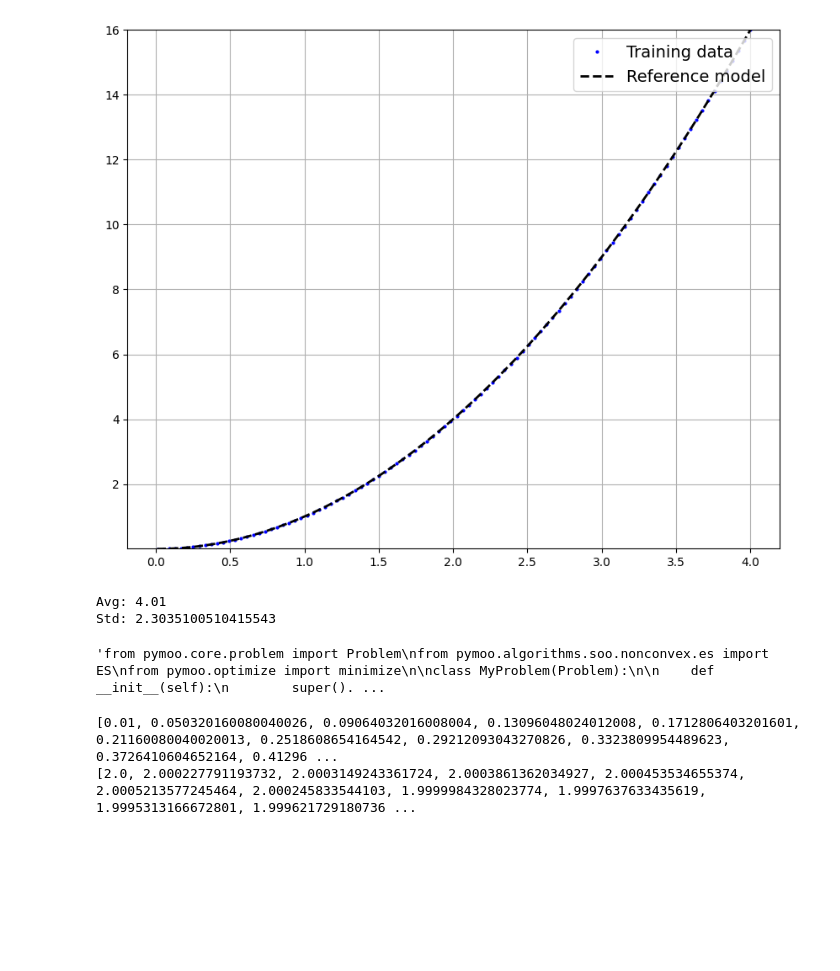
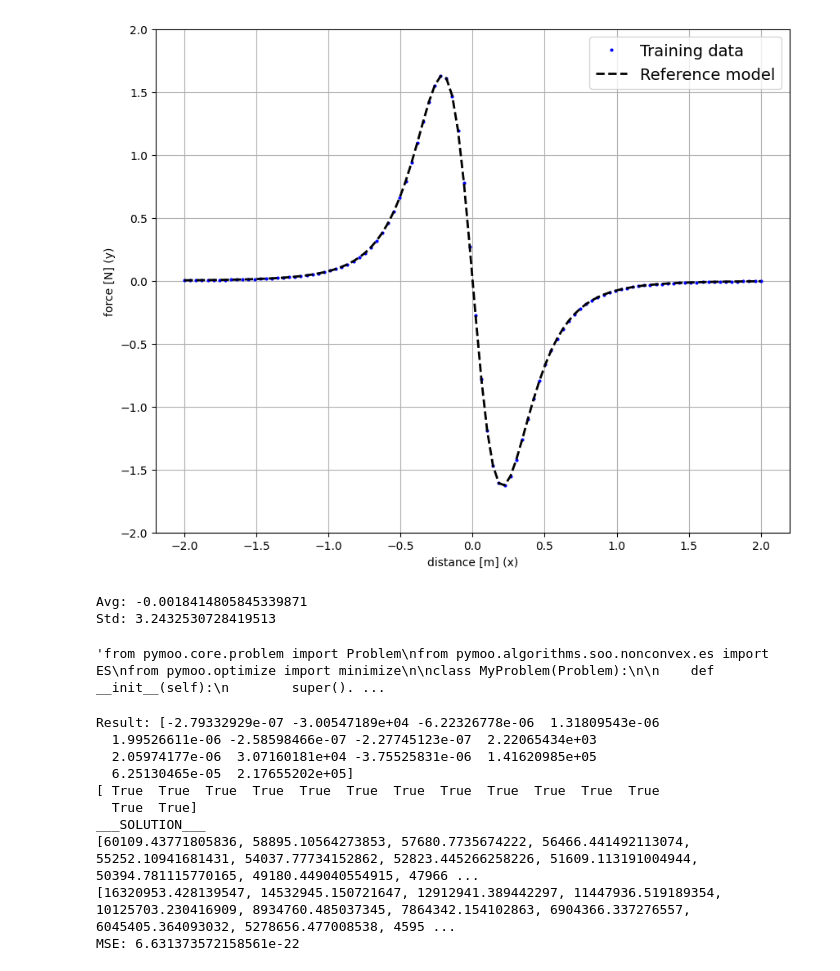
Before and after one commit to AgostinoRizzo/genpro, a Jupyter notebook: tree-search.ipynb, the cells around one changed output. Cells and saved outputs as stored; diff of their text form; code cells hidden in the pictures; blank space fills up the shorter version.

```diff
--- a/tree-search.ipynb
+++ b/tree-search.ipynb
@@ -3,17 +3,17 @@ import dataset
 import matplotlib.pyplot as plt
 import tree_search
 # %%
-S = dataset.PolyDataset()
+S = dataset.MagmanDatasetScaled()
 S.sample(size=100, noise=0.0, mesh=True)
 S.plot()
 # %% [output]
-[figure, old version]
+[figure, new version]
 # %%
 avg, std = tree_search.compute_smoothness(S)
 print(f"Avg: {avg}\nStd: {std}")
 # %% [output]
-Avg: 4.01
-Std: 2.3035100510415543
+Avg: -0.0018414805845339871
+Std: 3.2432530728419513
 # %%
 """from pymoo.core.problem import Problem
 from pymoo.algorithms.soo.nonconvex.es import ES
@@ -49,13 +49,37 @@ res = minimize(MyProblem(),
 print("Best solution found: \nX = %s\nF = %s" % (res.X, res.F))"""
 # %% [output]
 'from pymoo.core.problem import Problem\nfrom pymoo.algorithms.soo.nonconvex.es import ES\nfrom pymoo.optimize import minimize\n\nclass MyProblem(Problem):\n\n    def __init__(self):\n        super(). ...
-# %%
-alphas, betas, _, _ = tree_search.infer_operator(S, opt='pow')
-print(alphas)
-print(betas)
-# %% [output]
-[0.01, 0.050320160080040026, 0.09064032016008004, 0.13096048024012008, 0.1712806403201601, 0.21160080040020013, 0.2518608654164542, 0.29212093043270826, 0.3323809954489623, 0.3726410604652164, 0.41296 ...
-[2.0, 2.000227791193732, 2.0003149243361724, 2.0003861362034927, 2.000453534655374, 2.0005213577245464, 2.000245833544103, 1.9999984328023774, 1.9997637633435619, 1.9995313166672801, 1.999621729180736 ...
+# %%
+#alphas, betas, _, _ = tree_search.infer_operator(S, opt='pow')
+#print(alphas)
+#print(betas)
+
+"""import sympy
+x = sympy.Symbol("x")
+res = sympy.nsolve((x ** 2) + 1, x, 23, verify=False)
+print(res)"""
+
+"""alphas, betas = tree_search.infer_operator_slq_optimz(S, opt='sum')
+print("___SOLUTION___")
+print(alphas)
+print(betas)"""
+
+alphas, betas, inter_points, mse = tree_search.infer_poly(S, max_degree=6, comb_func=lambda a,b : a/b)
+print("___SOLUTION___")
+print(alphas)
+print(betas)
+print(f"MSE: {mse}")
+# %% [output]
+Result: [-2.79332929e-07 -3.00547189e+04 -6.22326778e-06  1.31809543e-06
+  1.99526611e-06 -2.58598466e-07 -2.27745123e-07  2.22065434e+03
+  2.05974177e-06  3.07160181e+04 -3.75525831e-06  1.41620985e+05
+  6.25130465e-05  2.17655202e+05]
+[ True  True  True  True  True  True  True  True  True  True  True  True
+  True  True]
+___SOLUTION___
+[60109.43771805836, 58895.10564273853, 57680.7735674222, 56466.441492113074, 55252.10941681431, 54037.77734152862, 52823.445266258226, 51609.113191004944, 50394.781115770165, 49180.449040554915, 47966 ...
+[16320953.428139547, 14532945.150721647, 12912941.389442297, 11447936.519189354, 10125703.230416909, 8934760.485037345, 7864342.154102863, 6904366.337276557, 6045405.364093032, 5278656.477008538, 4595 ...
+MSE: 6.631373572158561e-22
 # %%
 S.plot()
 n = len(S.data)
```
Also changed, not shown: parts of 1 cell of this notebook, 2 other files.
